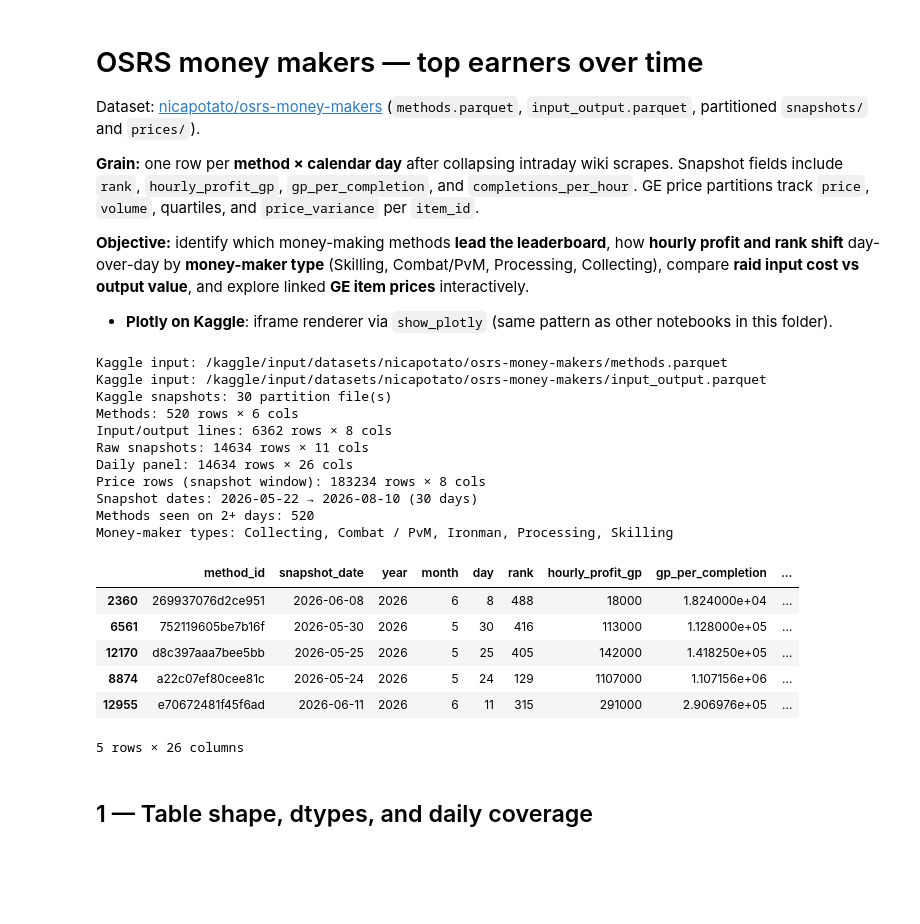
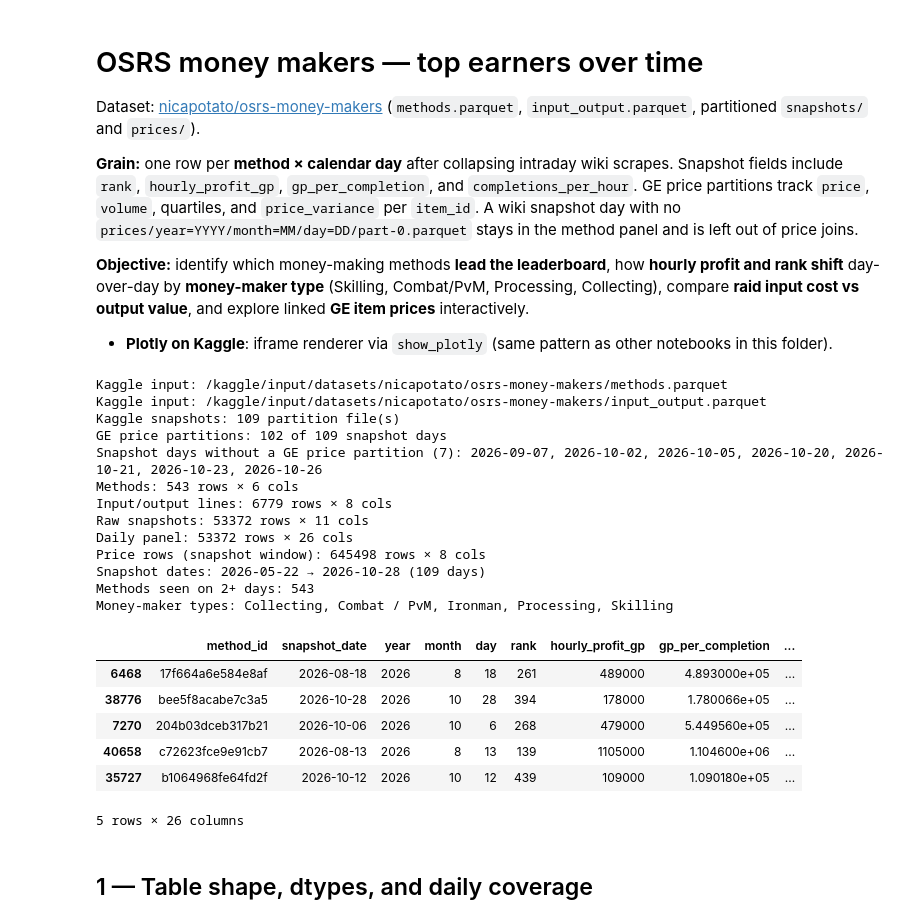
Before and after one commit to nicapotato/public-kaggle-notebooks, a Jupyter notebook: osrs-money-makers-daily-scrape.ipynb, the cells around one changed output. Drawn from its saved outputs; the diff is of its cells as text; code cells hidden in the pictures; blank space fills up the shorter version.

```diff
--- a/osrs-money-makers-daily-scrape.ipynb
+++ b/osrs-money-makers-daily-scrape.ipynb
@@ -3,7 +5,7 @@
 
 Dataset: [nicapotato/osrs-money-makers](https://www.kaggle.com/datasets/nicapotato/osrs-money-makers) (`methods.parquet`, `input_output.parquet`, partitioned `snapshots/` and `prices/`).
 
-**Grain:** one row per **method × calendar day** after collapsing intraday wiki scrapes. Snapshot fields include `rank`, `hourly_profit_gp`, `gp_per_completion`, and `completions_per_hour`. GE price partitions track `price`, `volume`, quartiles, and `price_variance` per `item_id`.
+**Grain:** one row per **method × calendar day** after collapsing intraday wiki scrapes. Snapshot fields include `rank`, `hourly_profit_gp`, `gp_per_completion`, and `completions_per_hour`. GE price partitions track `price`, `volume`, quartiles, and `price_variance` per `item_id`. A wiki snapshot day with no `prices/year=YYYY/month=MM/day=DD/part-0.parquet` stays in the method panel and is left out of price joins.
 
 **Objective:** identify which money-making methods **lead the leaderboard**, how **hourly profit and rank shift** day-over-day by **money-maker type** (Skilling, Combat/PvM, Processing, Collecting), compare **raid input cost vs output value**, and explore linked **GE item prices** interactively.
 
@@ -142,25 +144,53 @@ def load_snapshots(root: Path) -> pd.DataFrame:
     return read_snapshot_parquets(paths)
 
 
+def price_partition_path(root: Path, dt) -> Path:
+    stamp = pd.Timestamp(dt)
+    return (
+        root
+        / PRICES_DIR
+        / f"year={int(stamp.year)}"
+        / f"month={int(stamp.month):02d}"
+        / f"day={int(stamp.day):02d}"
+        / "part-0.parquet"
+    )
+
+
 def load_prices_for_dates(root: Path, snapshot_dates: pd.Series) -> pd.DataFrame:
+    """Load GE price partitions for wiki snapshot days that have one.
+
+    The daily scrape writes a snapshot even when that day's price fetch does not
+    land a hive partition. Those days stay in the method panel and are omitted here.
+    """
     frames: list[pd.DataFrame] = []
-    for dt in sorted(snapshot_dates.unique()):
-        partition = (
-            root
-            / PRICES_DIR
-            / f"year={int(dt.year)}"
-            / f"month={int(dt.month):02d}"
-            / f"day={int(dt.day):02d}"
-            / "part-0.parquet"
-        )
-        assert partition.exists(), f"missing price partition for {dt.date()}: {partition}"
+    missing_days: list[str] = []
+    for dt in sorted(pd.to_datetime(snapshot_dates).dropna().unique()):
+        partition = price_partition_path(root, dt)
+        if not partition.exists():
+            missing_days.append(pd.Timestamp(dt).date().isoformat())
+            continue
         frames.append(pd.read_parquet(partition))
+    assert frames, f"no GE price partitions under {root / PRICES_DIR}"
     prices = pd.concat(frames, ignore_index=True)
+    required = {"item_id", "metric", "value", "year", "month", "day"}
+    missing_cols = required - set(prices.columns)
+    assert not missing_cols, f"price schema missing columns: {sorted(missing_cols)}"
     unknown_metrics = set(prices["metric"].unique()) - PRICE_METRICS
     assert not unknown_metrics, f"unexpected price metrics: {sorted(unknown_metrics)}"
     prices["snapshot_date"] = pd.to_datetime(
         dict(year=prices["year"], month=prices["month"], day=prices["day"])
     )
+    covered = set(prices["snapshot_date"].dt.date.astype(str))
+    still_missing = [day for day in missing_days if day not in covered]
+    print(
+        f"GE price partitions: {prices['snapshot_date'].nunique()} of "
+        f"{pd.to_datetime(snapshot_dates).nunique()} snapshot days"
+    )
+    if still_missing:
+        print(
+            f"Snapshot days without a GE price partition ({len(still_missing)}): "
+            + ", ".join(still_missing)
+        )
     return prices
 
 
@@ -224,46 +254,48 @@ panel["hourly_profit_delta"] = panel.groupby("method_id")["hourly_profit_gp"].di
 panel["rank_delta"] = panel.groupby("method_id")["rank"].diff()
 panel["rank_improvement"] = -panel["rank_delta"]
 panel["gp_per_completion_delta"] = panel.groupby("method_id")["gp_per_completion"].diff()
 panel["completions_per_hour_delta"] = panel.groupby("method_id")["completions_per_hour"].diff()
 panel["day_index"] = panel.groupby("method_id").cumcount() + 1
 panel["days_seen"] = panel.groupby("method_id")["method_id"].transform("count")
 
 transitions = panel.loc[panel["hourly_profit_delta"].notna()].copy()
 prices = load_prices_for_dates(dataset_root, panel["snapshot_date"])
 
 print("Methods:", methods.shape[0], "rows ×", methods.shape[1], "cols")
 print("Input/output lines:", io_lines.shape[0], "rows ×", io_lines.shape[1], "cols")
 print("Raw snapshots:", snapshots.shape[0], "rows ×", snapshots.shape[1], "cols")
 print("Daily panel:", panel.shape[0], "rows ×", panel.shape[1], "cols")
 print("Price rows (snapshot window):", prices.shape[0], "rows ×", prices.shape[1], "cols")
 print(
     "Snapshot dates:",
     panel["snapshot_date"].min().date(),
     "→",
     panel["snapshot_date"].max().date(),
     f"({panel['snapshot_date'].nunique()} days)",
 )
 print("Methods seen on 2+ days:", int((panel.groupby("method_id").size() >= 2).sum()))
 print("Money-maker types:", ", ".join(sorted(panel["money_maker_type"].unique())))
 display(panel.sample(5, random_state=42))
 # %% [output]
 Kaggle input: /kaggle/input/datasets/nicapotato/osrs-money-makers/methods.parquet
 Kaggle input: /kaggle/input/datasets/nicapotato/osrs-money-makers/input_output.parquet
-Kaggle snapshots: 30 partition file(s)
-Methods: 520 rows × 6 cols
-Input/output lines: 6362 rows × 8 cols
-Raw snapshots: 14634 rows × 11 cols
-Daily panel: 14634 rows × 26 cols
-Price rows (snapshot window): 183234 rows × 8 cols
-Snapshot dates: 2026-05-22 → 2026-08-10 (30 days)
-Methods seen on 2+ days: 520
+Kaggle snapshots: 109 partition file(s)
+GE price partitions: 102 of 109 snapshot days
+Snapshot days without a GE price partition (7): 2026-09-07, 2026-10-02, 2026-10-05, 2026-10-20, 2026-10-21, 2026-10-23, 2026-10-26
+Methods: 543 rows × 6 cols
+Input/output lines: 6779 rows × 8 cols
+Raw snapshots: 53372 rows × 11 cols
+Daily panel: 53372 rows × 26 cols
+Price rows (snapshot window): 645498 rows × 8 cols
+Snapshot dates: 2026-05-22 → 2026-10-28 (109 days)
+Methods seen on 2+ days: 543
 Money-maker types: Collecting, Combat / PvM, Ironman, Processing, Skilling
 |  | method_id | snapshot_date | year | month | day | rank | hourly_profit_gp | gp_per_completion | ... |
-| 2360 | 269937076d2ce951 | 2026-06-08 | 2026 | 6 | 8 | 488 | 18000 | 1.824000e+04 | ... |
-| 6561 | 752119605be7b16f | 2026-05-30 | 2026 | 5 | 30 | 416 | 113000 | 1.128000e+05 | ... |
-| 12170 | d8c397aaa7bee5bb | 2026-05-25 | 2026 | 5 | 25 | 405 | 142000 | 1.418250e+05 | ... |
-| 8874 | a22c07ef80cee81c | 2026-05-24 | 2026 | 5 | 24 | 129 | 1107000 | 1.107156e+06 | ... |
-| 12955 | e70672481f45f6ad | 2026-06-11 | 2026 | 6 | 11 | 315 | 291000 | 2.906976e+05 | ... |
+| 6468 | 17f664a6e584e8af | 2026-08-18 | 2026 | 8 | 18 | 261 | 489000 | 4.893000e+05 | ... |
+| 38776 | bee5f8acabe7c3a5 | 2026-10-28 | 2026 | 10 | 28 | 394 | 178000 | 1.780066e+05 | ... |
+| 7270 | 204b03dceb317b21 | 2026-10-06 | 2026 | 10 | 6 | 268 | 479000 | 5.449560e+05 | ... |
+| 40658 | c72623fce9e91cb7 | 2026-08-13 | 2026 | 8 | 13 | 139 | 1105000 | 1.104600e+06 | ... |
+| 35727 | b1064968fe64fd2f | 2026-10-12 | 2026 | 10 | 12 | 439 | 109000 | 1.090180e+05 | ... |
 5 rows × 26 columns
 # %% [markdown]
 ## 1 — Table shape, dtypes, and daily coverage
```
Also changed, not shown: parts of 9 cells of this notebook.
